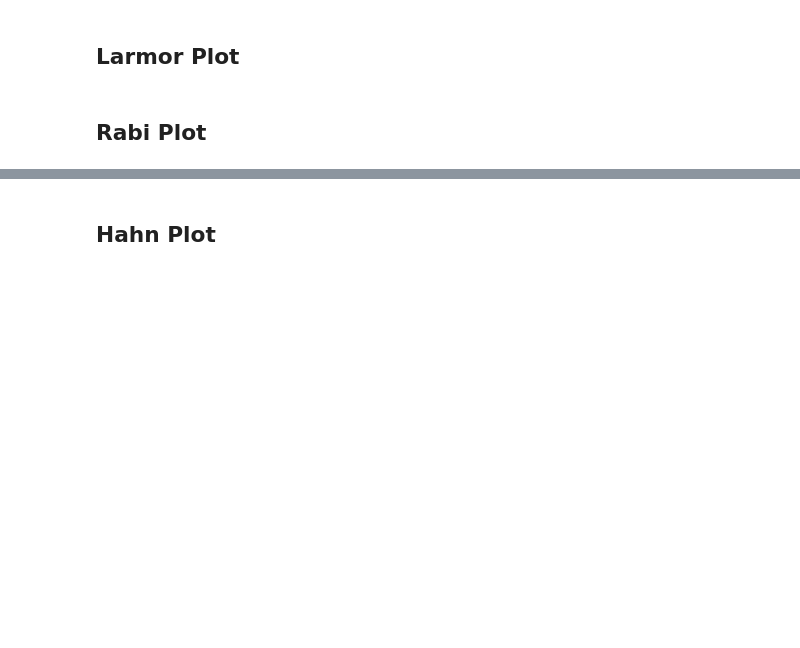
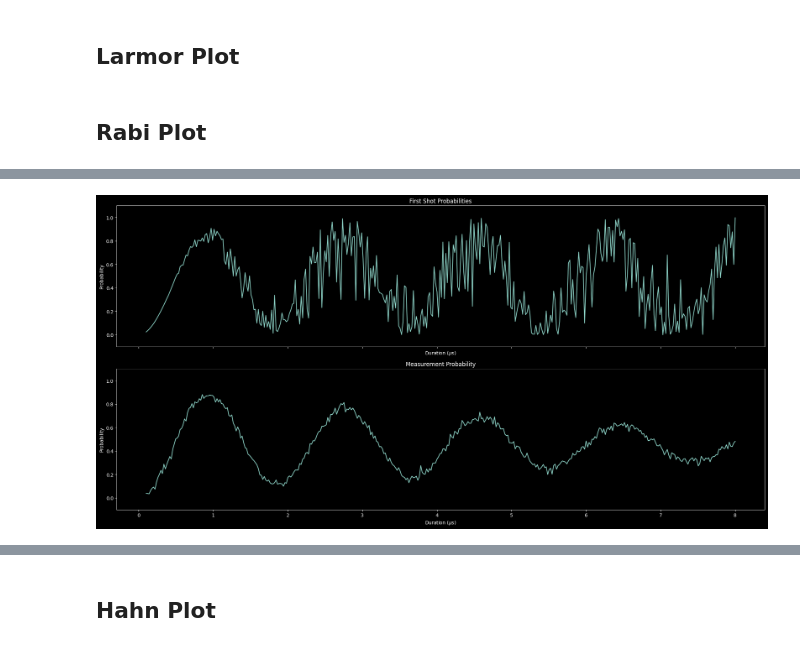
Before and after one commit to Slippery-Chickenz/qipQubitSimTools, a Jupyter notebook: examples/example.ipynb, the cells around one changed output, grey strips where cells are left out. Saved outputs shown, nothing was run; the diff lists cells and outputs as text; code cells hidden in the pictures; blank space fills up the shorter version.

```diff
--- a/examples/example.ipynb
+++ b/examples/example.ipynb
@@ -322,21 +400,19 @@ parameters = f["parameters"]
-# %%
-assert(isinstance(results, h5py.Group))
-
-bloch_coords = results["bloch_coords"]
-assert(isinstance(bloch_coords, h5py.Group))
-
-x_coords = bloch_coords["x_coords"]
-y_coords = bloch_coords["y_coords"]
-z_coords = bloch_coords["z_coords"]
-
-probabilities = results["probabilities"]
-
-assert(isinstance(probabilities, h5py.Dataset))
-durations = np.linspace(0, 10, len(probabilities))
 # %%
-assert(isinstance(probabilities, h5py.Dataset))
+fig, axes = plt.subplots(nrows = 2, ncols = 1, layout = "tight", sharex = True, figsize = (20, 10))
 
-fig, ax = plt.subplots(figsize = (20, 5))
-ax.plot(durations[:], probabilities[:])
+axes[0].plot(durations, probabilities)
+axes[0].set_xlabel("Duration ($\\mu$s)")
+axes[0].set_ylabel("Probability")
+axes[0].set_title("First Shot Probabilities")
+axes[0].set_ylim(-0.1, 1.1)
+
+axes[1].plot(durations, measurement_probabilities)
+axes[1].set_xlabel("Duration ($\\mu$s)")
+axes[1].set_ylabel("Probability")
+axes[1].set_title("Measurement Probability")
+axes[1].set_ylim(-0.1, 1.1)
+
 plt.show()
+# %% [output]
+[figure, added]
 # %%
```
Also changed, not shown: parts of 18 cells of this notebook, 28 other files.
